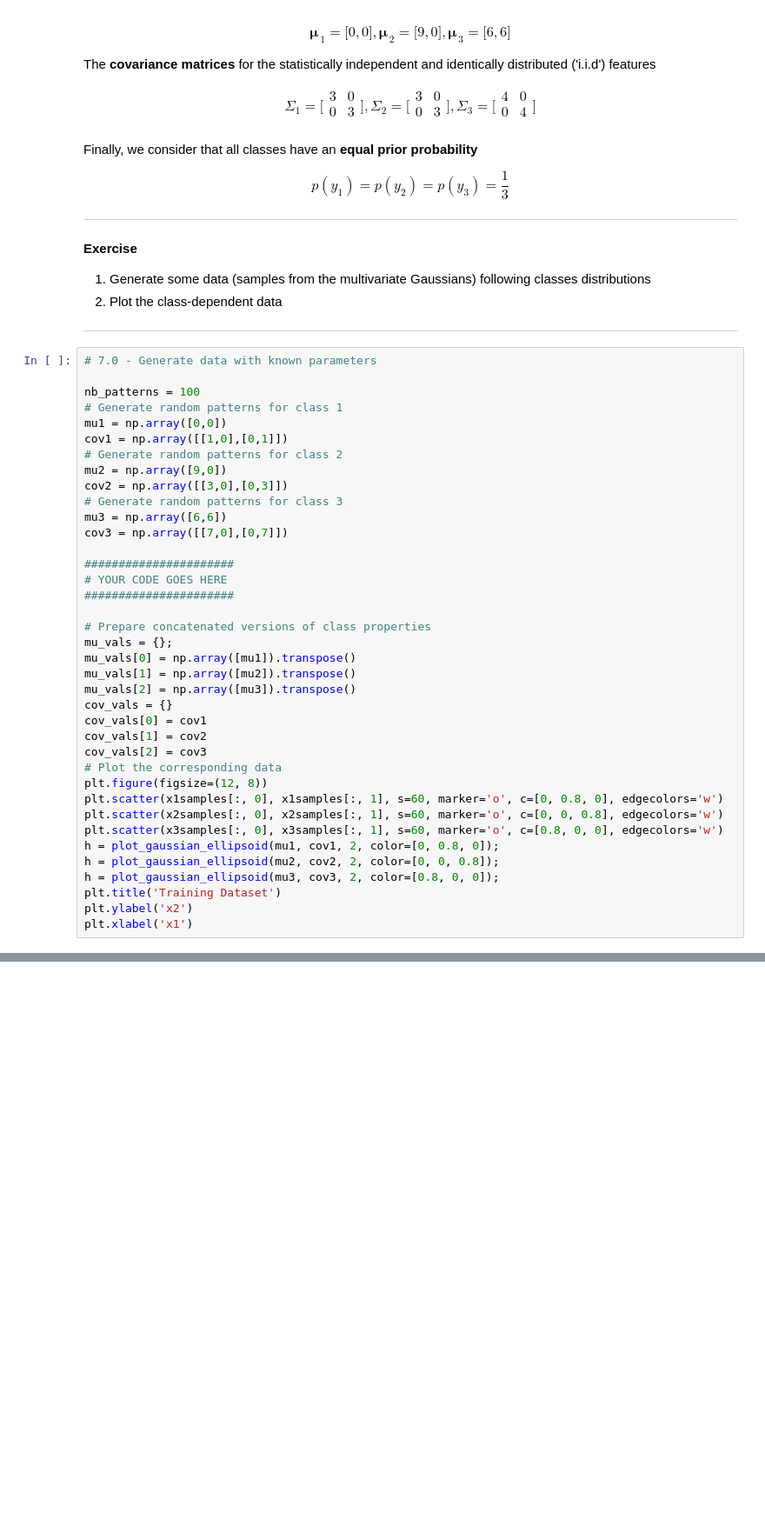
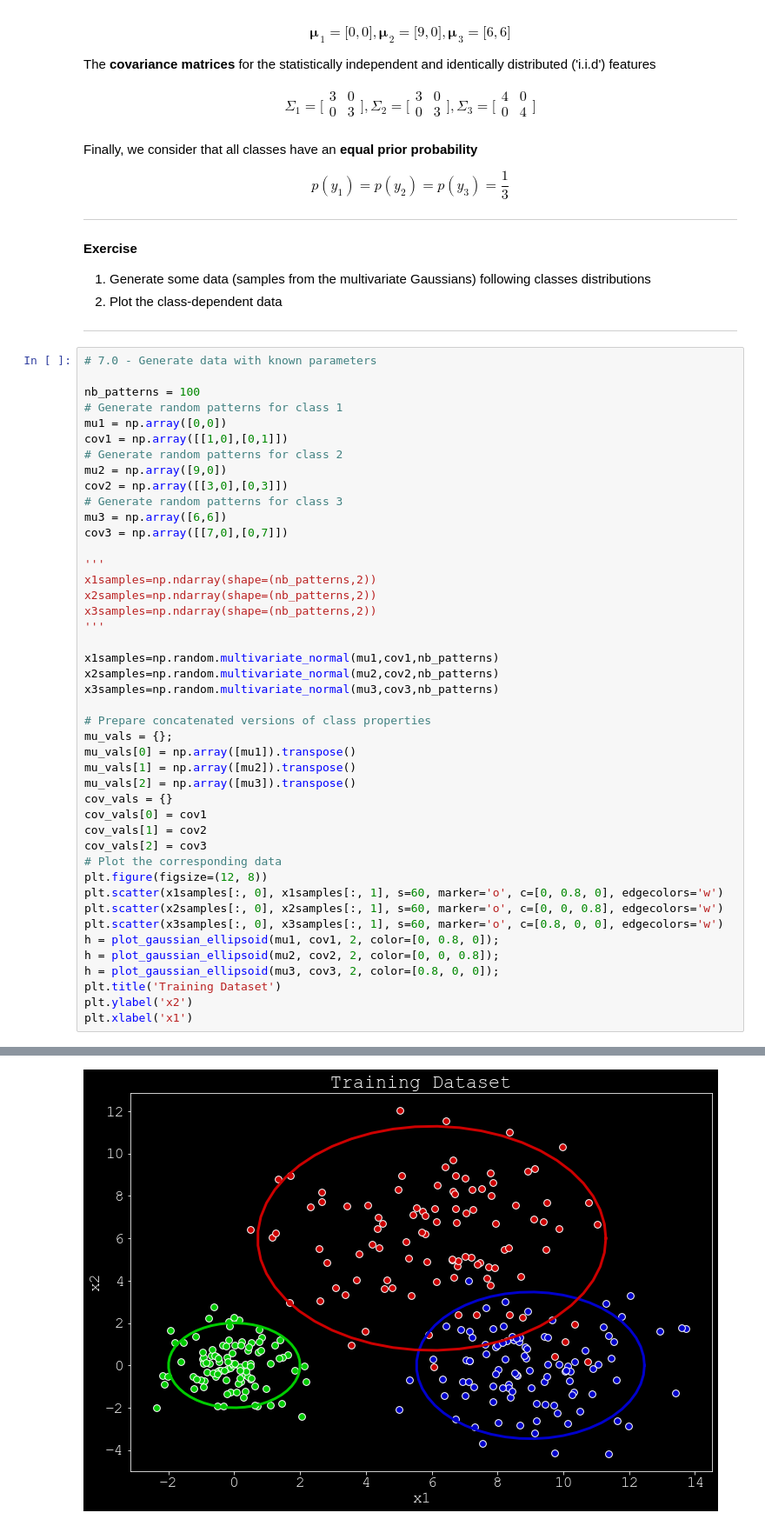
Before and after one commit to HugoAudas/Machine-Learning-ATIAM, a Jupyter notebook: 05a_bayesian_inference.ipynb, the cells around one changed output, grey strips where cells are left out. Shown at 87% size. Cells and saved outputs as stored; diff of their text form; blank space fills up the shorter version.

```diff
--- a/05a_bayesian_inference.ipynb
+++ b/05a_bayesian_inference.ipynb
@@ -341,9 +344,15 @@ cov2 = np.array([[3,0],[0,3]])
 mu3 = np.array([6,6])
 cov3 = np.array([[7,0],[0,7]])
 
-######################
-# YOUR CODE GOES HERE
-######################
+'''
+x1samples=np.ndarray(shape=(nb_patterns,2))
+x2samples=np.ndarray(shape=(nb_patterns,2))
+x3samples=np.ndarray(shape=(nb_patterns,2))
+'''
+
+x1samples=np.random.multivariate_normal(mu1,cov1,nb_patterns)
+x2samples=np.random.multivariate_normal(mu2,cov2,nb_patterns)
+x3samples=np.random.multivariate_normal(mu3,cov3,nb_patterns)
 
 # Prepare concatenated versions of class properties
 mu_vals = {};
@@ -371,3 +382,4 @@ NameError: name 'x1samples' is not defined
+[figure, added]
 # %% [markdown]
 Here, our **objective function** is to maximize the discriminant function $g_i(\pmb x)$, which we define as the posterior probability to perform a **minimum-error classification** (Bayes classifier).
 
```
Also changed, not shown: parts of 5 cells of this notebook.
